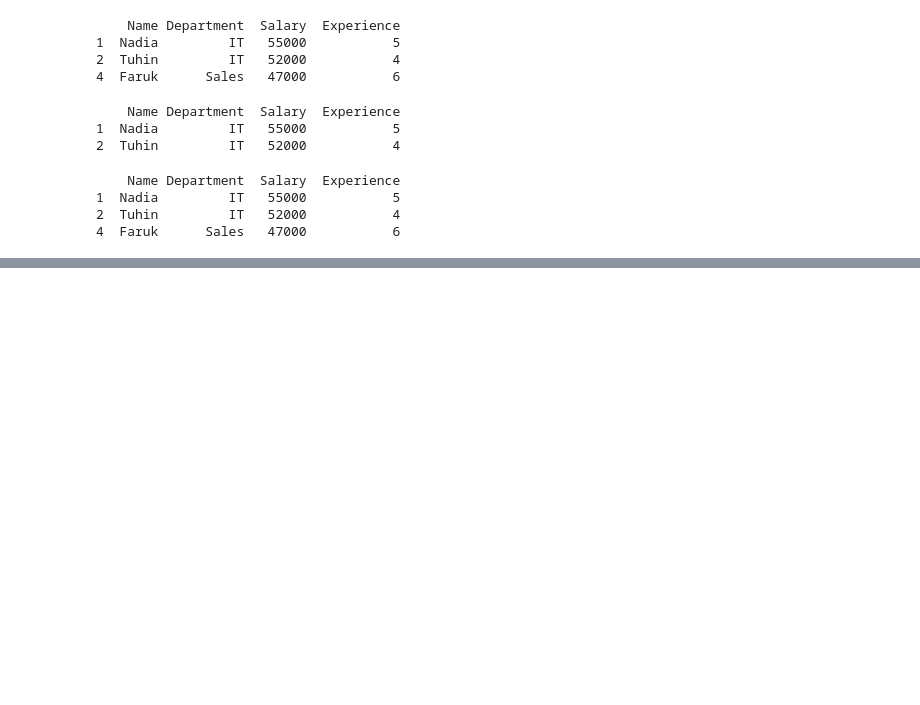
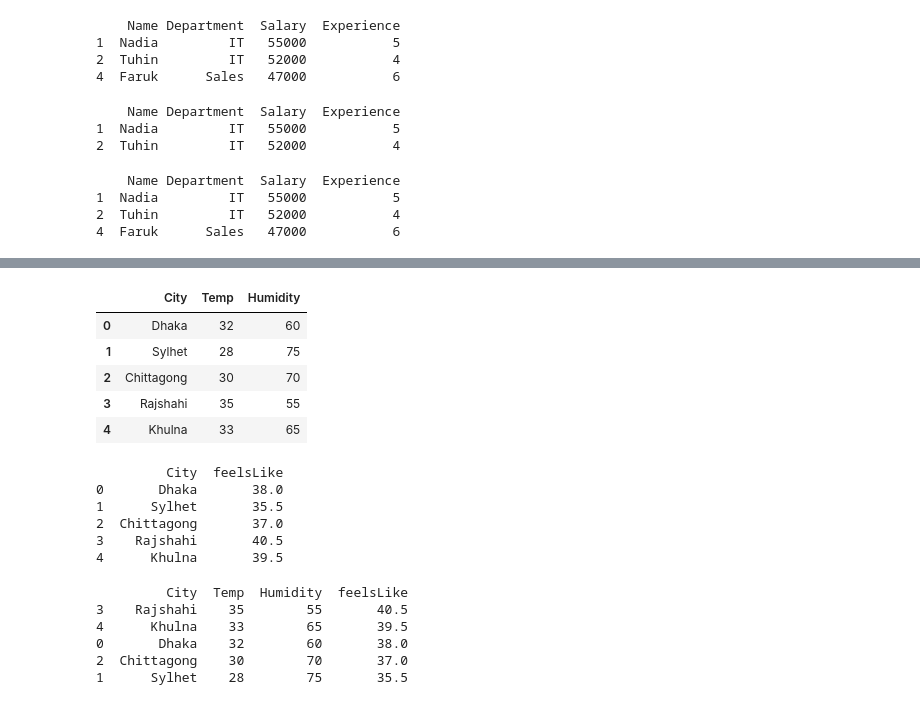
Before and after one commit to kaho0/Aaether, a Jupyter notebook: Practice_3_5.ipynb, the cells around one changed output, grey strips where cells are left out. Drawn from its saved outputs; the diff is of its cells as text; code cells hidden in the pictures; blank space fills up the shorter version.

```diff
--- a/Practice_3_5.ipynb
+++ b/Practice_3_5.ipynb
@@ -229,0 +253,36 @@ print(salary_and_exp)
+# %%
+data = {
+ 	'City': ['Dhaka', 'Sylhet', 'Chittagong', 'Rajshahi', 'Khulna'],
+ 	'Temp': [32, 28, 30, 35, 33],
+ 	'Humidity': [60, 75, 70, 55, 65]
+ }
+df = pd.DataFrame(data)
+df
+# %% [output]
+|  | City | Temp | Humidity |
+| 0 | Dhaka | 32 | 60 |
+| 1 | Sylhet | 28 | 75 |
+| 2 | Chittagong | 30 | 70 |
+| 3 | Rajshahi | 35 | 55 |
+| 4 | Khulna | 33 | 65 |
+# %%
+df['feelsLike']=df['Temp']+0.1*df['Humidity']
+feels_like_33=df[df['feelsLike']>33]
+print(feels_like_33[['City','feelsLike']])
+# %% [output]
+         City  feelsLike
+0       Dhaka       38.0
+1      Sylhet       35.5
+2  Chittagong       37.0
+3    Rajshahi       40.5
+4      Khulna       39.5
+# %%
+sortedf=df.sort_values(by='feelsLike',ascending=False)
+print(sortedf)
+# %% [output]
+         City  Temp  Humidity  feelsLike
+3    Rajshahi    35        55       40.5
+4      Khulna    33        65       39.5
+0       Dhaka    32        60       38.0
+2  Chittagong    30        70       37.0
+1      Sylhet    28        75       35.5
```
Also changed, not shown: parts of 2 cells of this notebook.
